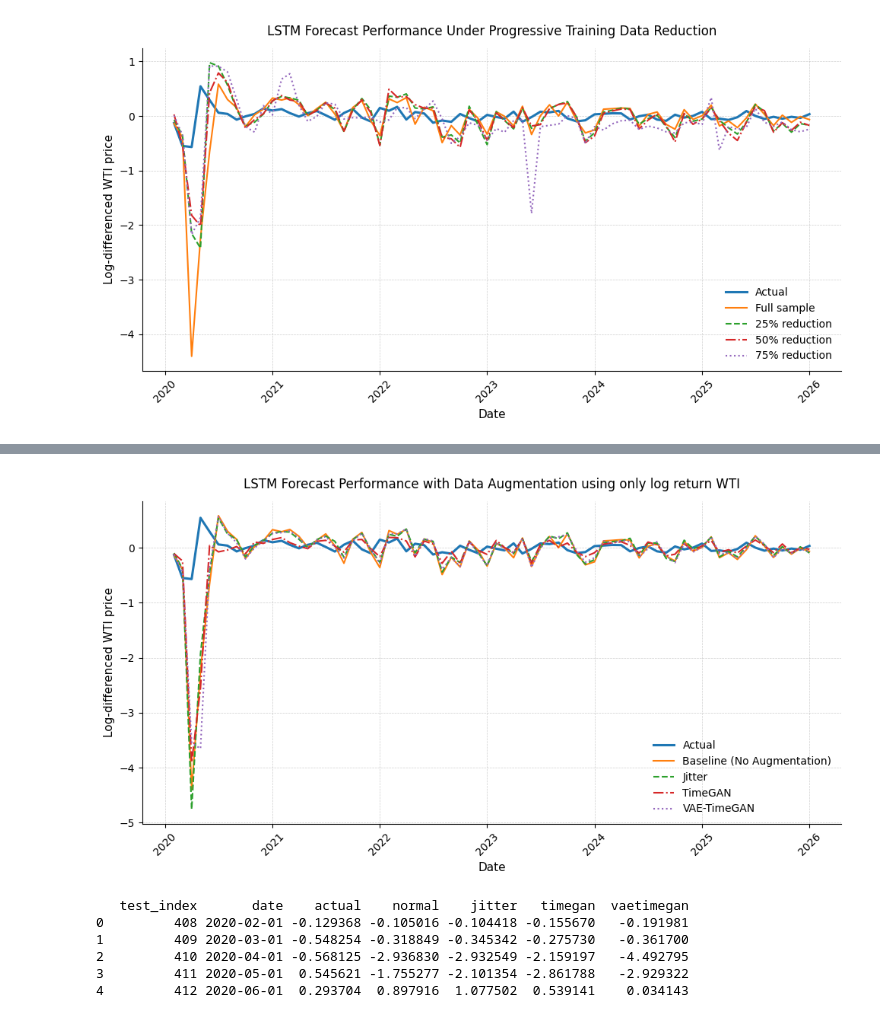
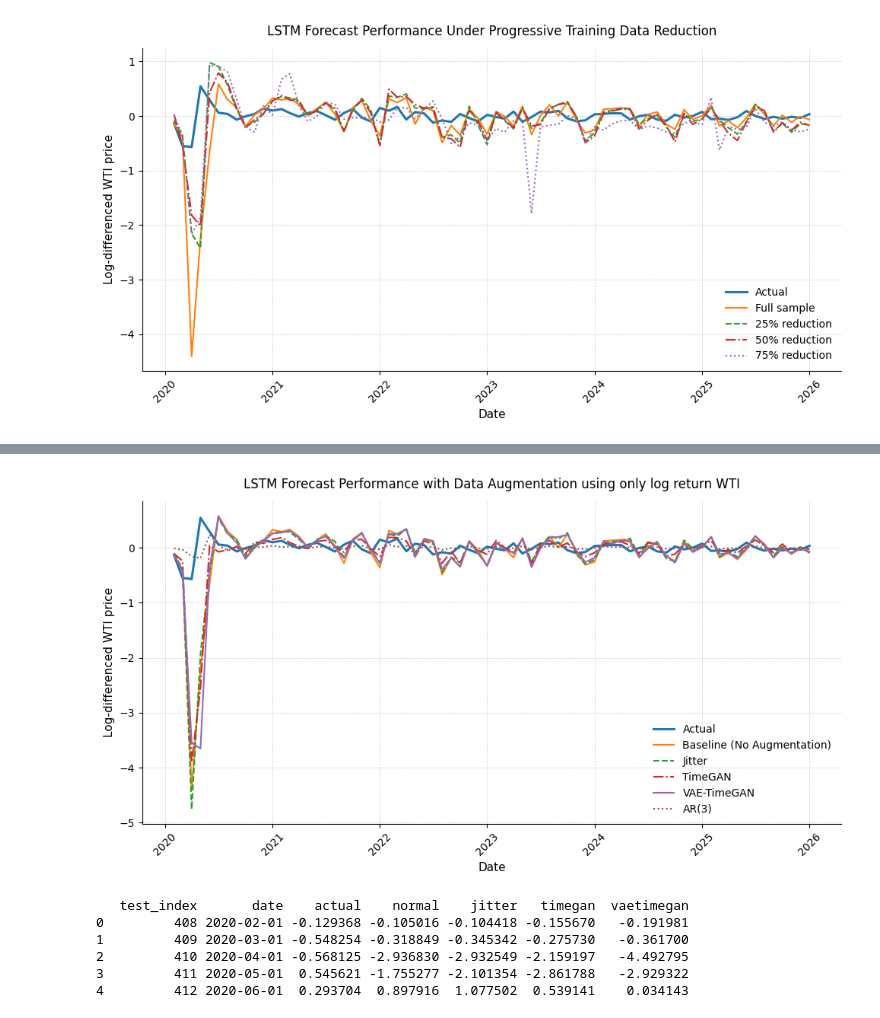
Before and after one commit to Meowth239/dse4101-project, a Jupyter notebook: lstm_src/outofsampleanalysis.ipynb, the cells around one changed output, grey strips where cells are left out. Saved outputs shown, nothing was run; the diff lists cells and outputs as text; code cells hidden in the pictures.

```diff
--- a/lstm_src/outofsampleanalysis.ipynb
+++ b/lstm_src/outofsampleanalysis.ipynb
@@ -222,0 +259,9 @@ print(df1)
+# %%
+ar = pd.read_csv("../ar_benchmark_results.csv")
+# drop first two rows
+#ar = ar.drop(index=[0, 1]).reset_index(drop=True)
+ar
+
+# merge ar with df1 on index
+df1 = pd.concat([df1, ar], axis=1)
+df1.columns.values[-1] = 'ar'
@@ -268,38 +329,45 @@ ax.plot(
     df1["date"],
     df1["vaetimegan"],
     label="VAE-TimeGAN",
+    linewidth=1.5
+)
+
+ax.plot(
+    df1["date"],
+    df1["ar"],
+    label="AR(3)",
     linewidth=1.5,
     linestyle=":"
 )
 
 # labels
 ax.set_xlabel("Date", fontsize=11)
 ax.set_ylabel("Log-differenced WTI price", fontsize=11)
 ax.set_title(
     "LSTM Forecast Performance with Data Augmentation using only log return WTI",
     fontsize=12,
     pad=12
 )
 
 # clean academic styling
 ax.spines["top"].set_visible(False)
 ax.spines["right"].set_visible(False)
 ax.grid(True, linestyle="--", linewidth=0.5, alpha=0.6)
 
 # date formatting
 ax.xaxis.set_major_locator(mdates.YearLocator())
 ax.xaxis.set_major_formatter(mdates.DateFormatter("%Y"))
 plt.xticks(rotation=45, fontsize=10)
 plt.yticks(fontsize=10)
 
 # legend
 ax.legend(frameon=False, fontsize=10, loc="best")
 
 plt.tight_layout()
 # plt.savefig("results/augmentation_plot.png", dpi=300, bbox_inches="tight")
 plt.show()
 # %% [output]
-[figure, old version]
+[figure, new version]
 # %%
 import pandas as pd
 
```
Also changed, not shown: parts of 11 cells of this notebook, 4 other files.
